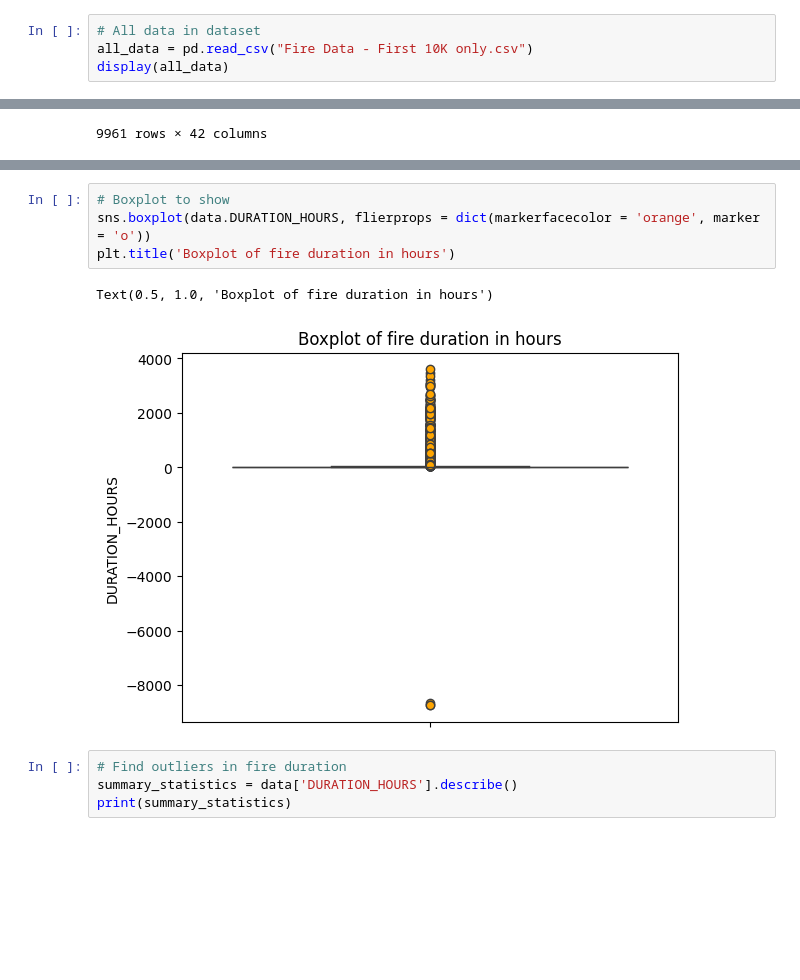
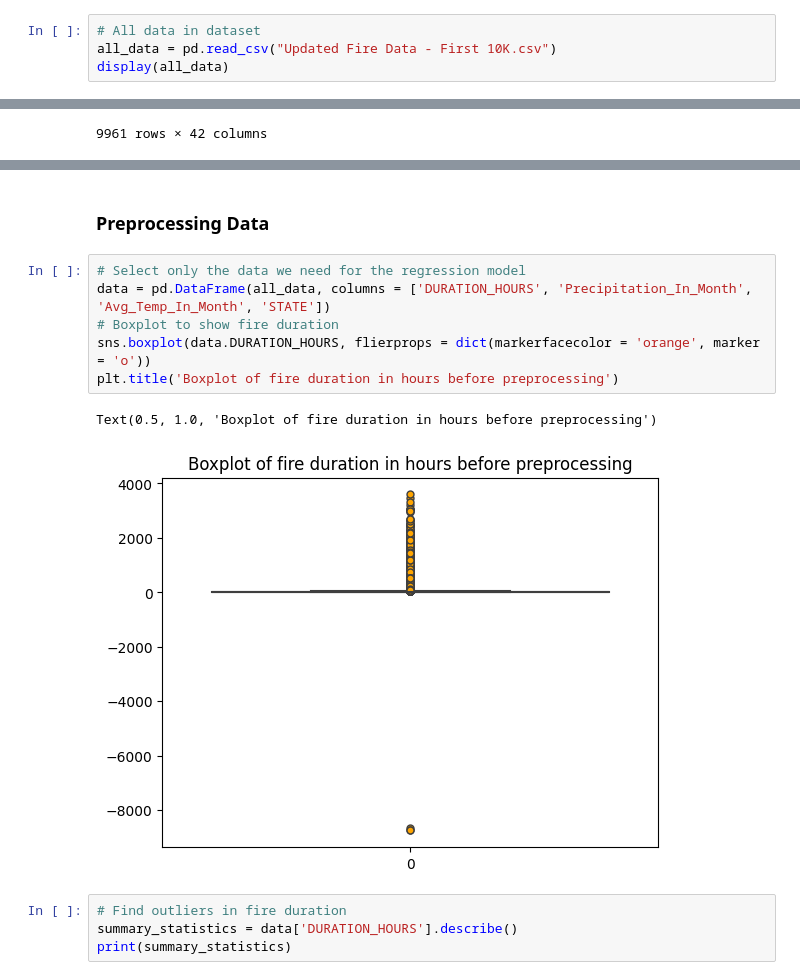
Before and after one commit to mn1701/Machine-Learning-Wildfire-Cost-Prediction, a Jupyter notebook: Models/Regression for fire duration.ipynb, the cells around one changed output, grey strips where cells are left out. Cells and saved outputs as stored; diff of their text form; blank space fills up the shorter version.

```diff
--- a/Models/Regression for fire duration.ipynb
+++ b/Models/Regression for fire duration.ipynb
@@ -17,7 +18,7 @@ import matplotlib.pyplot as plt
 ### Fire Data
 # %%
 # All data in dataset
-all_data = pd.read_csv("Fire Data - First 10K only.csv")
+all_data = pd.read_csv("Updated Fire Data - First 10K.csv")
 display(all_data)
 # %% [output]
 |  | OBJECTID | Shape | FOD_ID | FPA_ID | SOURCE_SYSTEM_TYPE | SOURCE_SYSTEM | NWCG_REPORTING_AGENCY | ... |
@@ -54,10 +37,14 @@ display(data)
+# %% [markdown]
+### Preprocessing Data
 # %%
-# Boxplot to show
+# Select only the data we need for the regression model
+data = pd.DataFrame(all_data, columns = ['DURATION_HOURS', 'Precipitation_In_Month', 'Avg_Temp_In_Month', 'STATE'])
+# Boxplot to show fire duration
 sns.boxplot(data.DURATION_HOURS, flierprops = dict(markerfacecolor = 'orange', marker = 'o'))
-plt.title('Boxplot of fire duration in hours')
+plt.title('Boxplot of fire duration in hours before preprocessing')
 # %% [output]
-Text(0.5, 1.0, 'Boxplot of fire duration in hours')
+Text(0.5, 1.0, 'Boxplot of fire duration in hours before preprocessing')
-[figure, old version]
+[figure, new version]
 # %%
 # Find outliers in fire duration
 summary_statistics = data['DURATION_HOURS'].describe()
```
Also changed, not shown: parts of 18 cells of this notebook.
